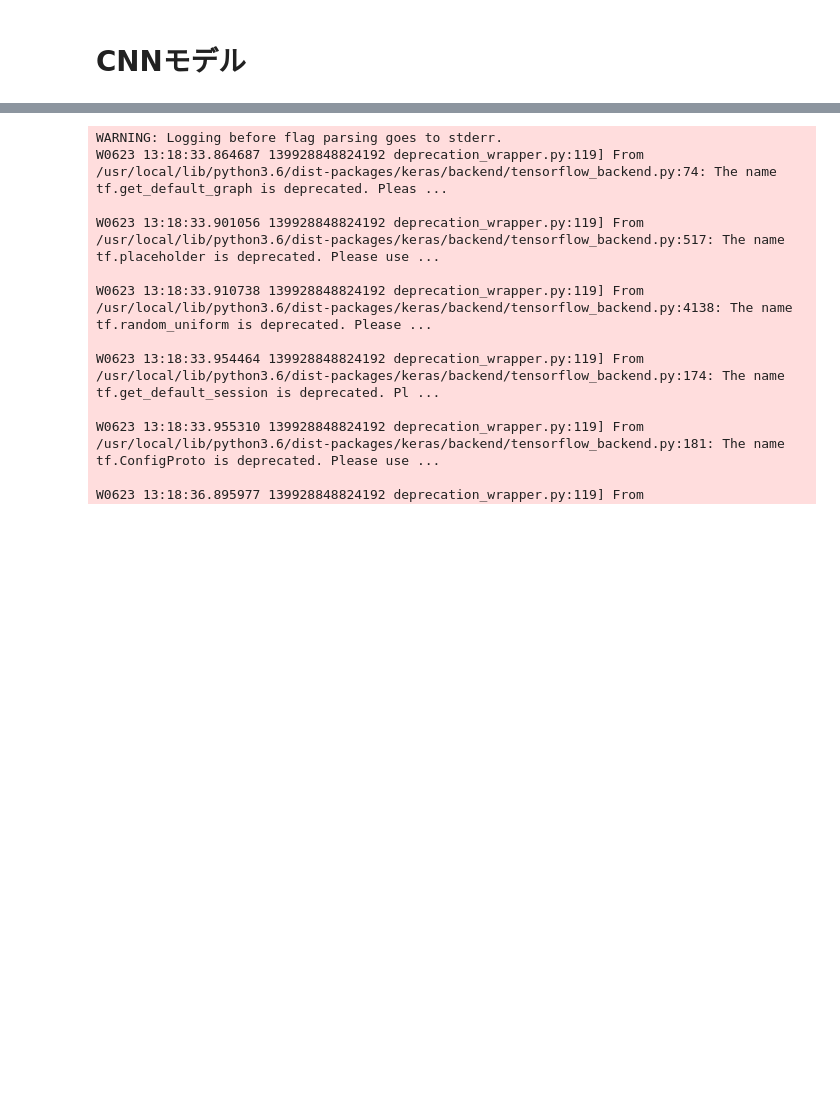
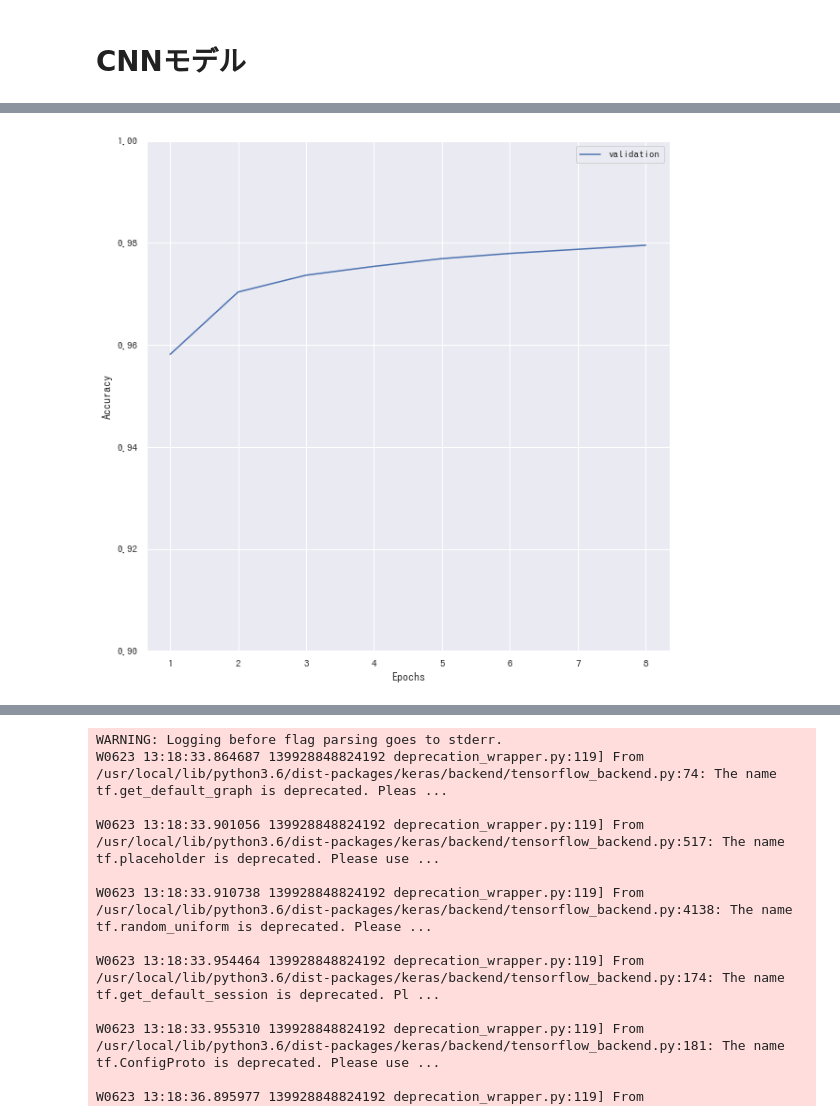
Before and after one commit to aquapathos/Demo, a Jupyter notebook: TSPmini.ipynb, the cells around one changed output, grey strips where cells are left out. Saved outputs shown, nothing was run; the diff lists cells and outputs as text; code cells hidden in the pictures; blank space fills up the shorter version.

```diff
--- a/TSPmini.ipynb
+++ b/TSPmini.ipynb
@@ -268,0 +723,30 @@ for atsp in train:
+# %%
+X,Y = [],[]
+for atsp in train:
+    (_plist, _tspsol, x, y) = atsp
+    X.append(x)
+    Y.append(y)
+
+dsize = len(X)
+print(dsize)
+
+batch_size = 32
+epochs = 100
+
+X1 = np.array(X).reshape(dsize,48,48,1).astype('float32')
+X1 = X1/255
+
+Y1 = np.array(Y).reshape(dsize,48,48,1).astype('float32')
+Y1 = Y1/255
+
+es = EarlyStopping(monitor='val_loss', patience=3)   #  検証用データのロスが改善されなくなったら2エポック後に停止
+tb_cb = keras.callbacks.TensorBoard(log_dir='tblog', histogram_freq=1, write_graph=True)
+csv_logger = CSVLogger('training.log')
+
+hist = mymodel.fit(X1, Y1,
+                 batch_size=batch_size,
+                 epochs=epochs,
+                 verbose=1,
+                 validation_split=0.5, # 50 % は検証用に利用する
+                 #callbacks=[es, csv_logger,tb_cb])
+                  callbacks=[es, csv_logger])
@@ -268,0 +772,10 @@ for atsp in train:
+# %%
+x = hist.history['acc']
+plt.plot(range(1, len(x)+1), x,label="validation")
+plt.xlabel('Epochs')
+plt.ylabel('Accuracy')
+plt.ylim([0.9, 1])
+plt.legend()
+plt.show()
+# %% [output]
+[figure, added]
```
Also changed, not shown: parts of 29 cells of this notebook.
